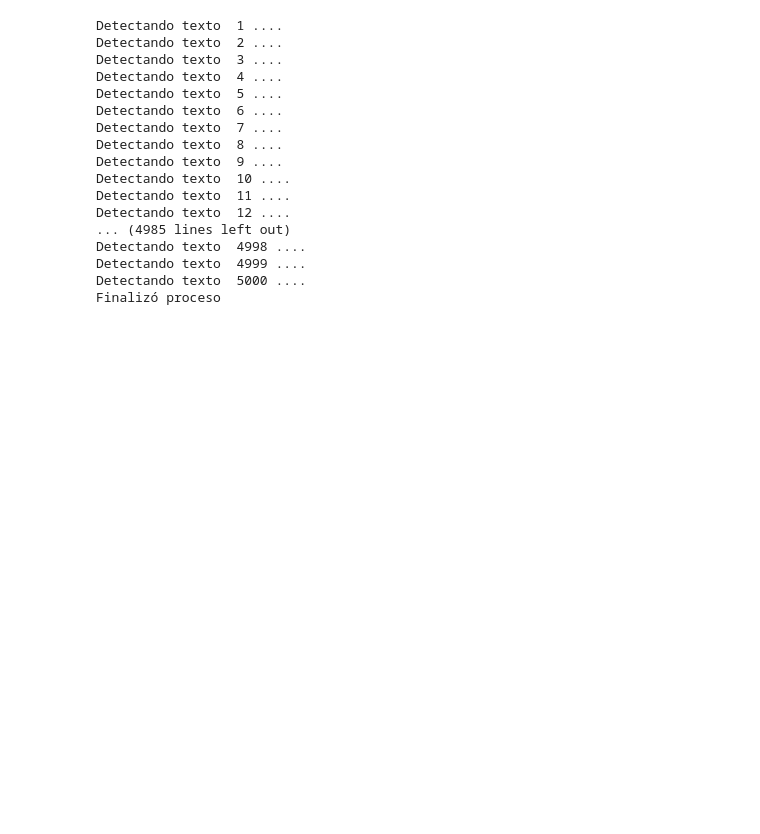
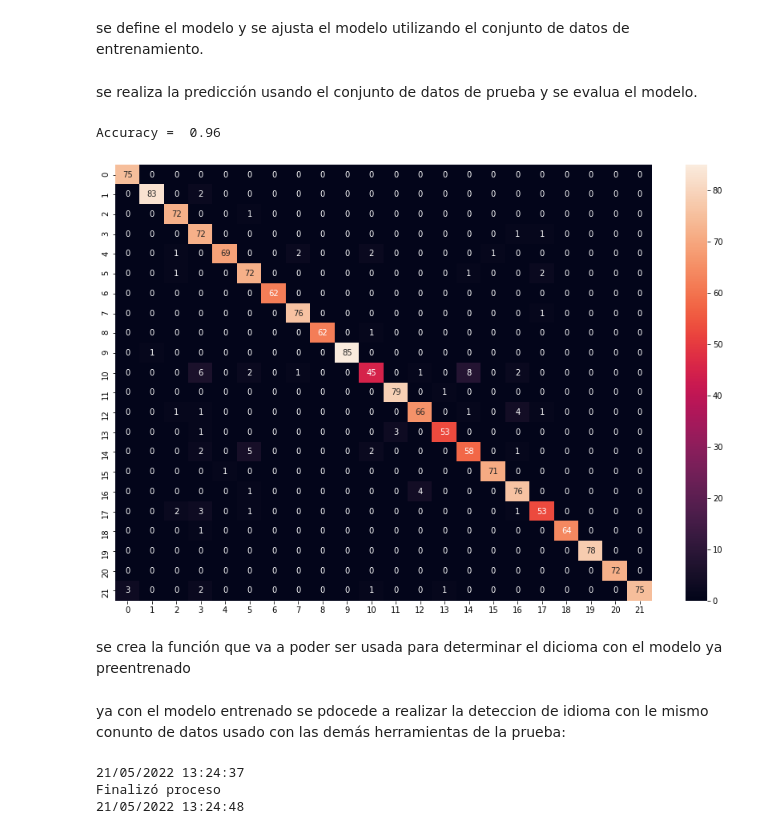
Before and after one commit to celopez74/LanguageDetectionBayesian, a Jupyter notebook: BayesianTraining&test.ipynb, the cells around one changed output. Drawn from its saved outputs; the diff is of its cells as text; code cells hidden in the pictures; blank space fills up the shorter version.

```diff
--- a/BayesianTraining&test.ipynb
+++ b/BayesianTraining&test.ipynb
@@ -52,0 +45,4 @@ cm = confusion_matrix(y_test, y_pred)
+# %%
+# creating bag of words using countvectorizer
+cv = CountVectorizer(analyzer='char',lowercase=True, ngram_range=(2,2))
+X = cv.fit_transform(X).toarray()
@@ -52,0 +51,5 @@ cm = confusion_matrix(y_test, y_pred)
+# %%
+#train test splitting
+x_train, x_test, y_train, y_test = train_test_split(X, y, test_size = 0.10)
+# %% [markdown]
+se define el modelo y se ajusta el modelo utilizando el conjunto de datos de entrenamiento.
@@ -53,16 +60,41 @@ cm = confusion_matrix(y_test, y_pred)
+# %% [markdown]
+se realiza la predicción usando el conjunto de datos de prueba y se evalua el modelo.
+# %%
+# prediction
+y_pred = model.predict(x_test)
+# model evaluation
+ac = accuracy_score(y_test, y_pred)
+print('Accuracy = ', ac)
+# %% [output]
+Accuracy =  0.96
+# %%
+cm = confusion_matrix(y_test, y_pred)
+# visualising the confusion matrix
+plt.figure(figsize=(15,10))
+sns.heatmap(cm, annot = True)
+plt.show()
+# function for predicting language
+# %% [output]
+[figure, added]
+# %% [markdown]
+se crea la función que va a poder ser usada para determinar el dicioma con el modelo ya preentrenado
 # %%
 def predict(text):
     x = cv.transform([text]).toarray()
     lang = model.predict(x)
     lang = le.inverse_transform(lang)
     return lang[0]
+# %% [markdown]
+ya con el modelo entrenado se pdocede a realizar la deteccion de idioma con le mismo conunto de datos usado con las demás herramientas de la prueba:
 # %%
 ## Se lee el dataset y se genera un nuevo archivo con una columna andicional, con el resultado de la deteccion
 ## realizada por elastic search language detection.
 import csv
 from csv import reader
+from datetime import datetime
+
 i = 1
-
+print(datetime.now().strftime("%d/%m/%Y %H:%M:%S"))
 ##Archivo para almacenar resultados
 outputFile = open('D:\TFM\dataset_multilanguage_bayesian_result.csv', 'w', encoding="utf8",newline='')
 writer = csv.writer(outputFile)
@@ -75,7 +107,7 @@ with open('D:\TFM\dataset_multilanguage.csv', 'r', encoding="utf8") as read_obj:
         if i > 5000:  ## usar los mismo 5000 textos usados con azure cognitive services
             break
         try:
-            print('Detectando texto ', i, '....')
+            #print('Detectando texto ', i, '....')
             writer.writerow([row['Text'], row['language'], predict(row['Text'])])
         except Exception as err:
             ## si falla algo abortar
@@ -84,24 +116,11 @@ with open('D:\TFM\dataset_multilanguage.csv', 'r', encoding="utf8") as read_obj:
         i = i +1
 outputFile.close()
 print('Finalizó proceso')
+print(datetime.now().strftime("%d/%m/%Y %H:%M:%S"))
 # %% [output]
-Detectando texto  1 ....
-Detectando texto  2 ....
-Detectando texto  3 ....
-Detectando texto  4 ....
-Detectando texto  5 ....
-Detectando texto  6 ....
-Detectando texto  7 ....
-Detectando texto  8 ....
-Detectando texto  9 ....
-Detectando texto  10 ....
-Detectando texto  11 ....
-Detectando texto  12 ....
-... (4985 lines left out)
-Detectando texto  4998 ....
-Detectando texto  4999 ....
-Detectando texto  5000 ....
+21/05/2022 13:24:37
 Finalizó proceso
+21/05/2022 13:24:48
 # %%
 import pandas as pd
 import numpy as np
```
Also changed, not shown: parts of 14 cells of this notebook, 1 other file.
